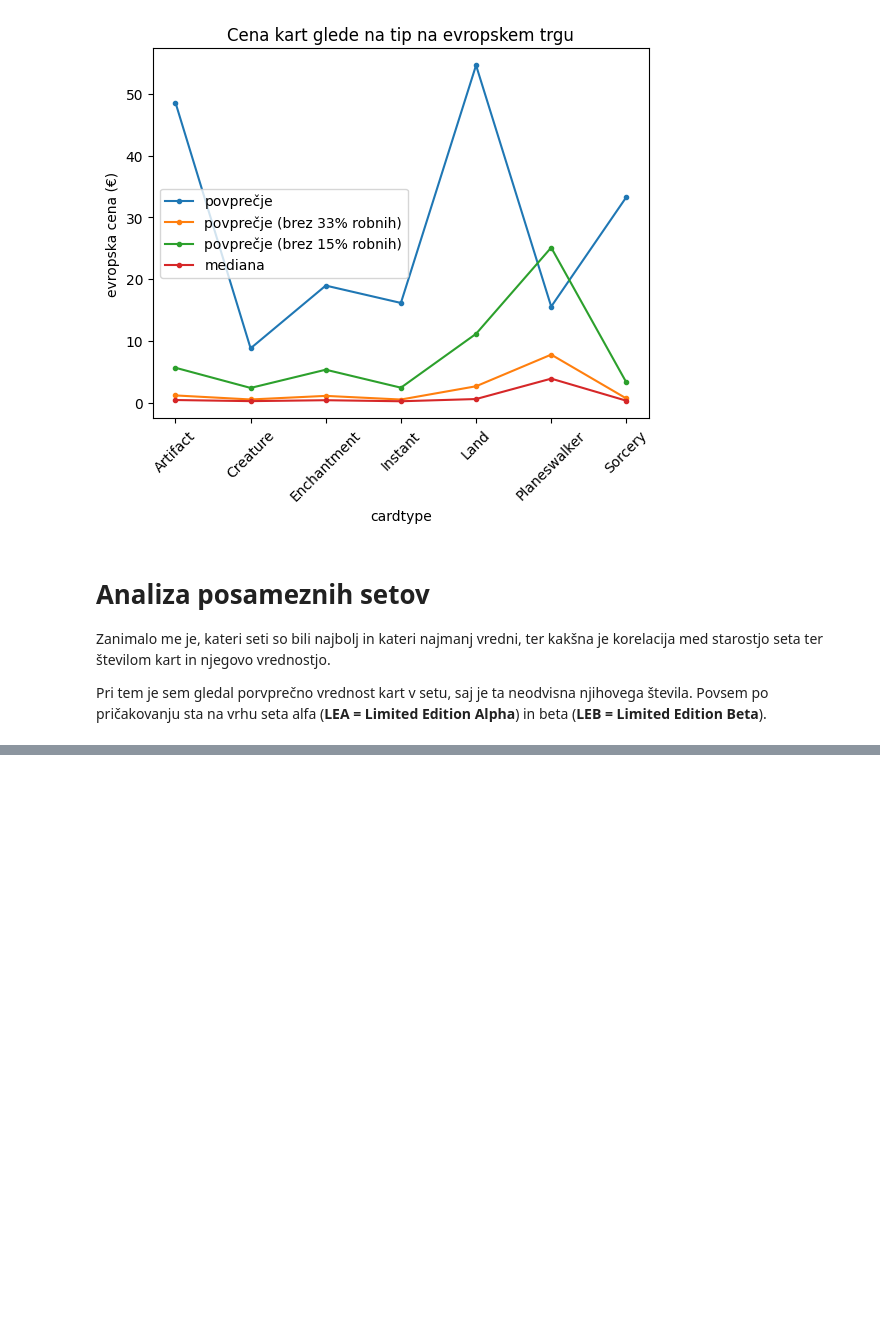
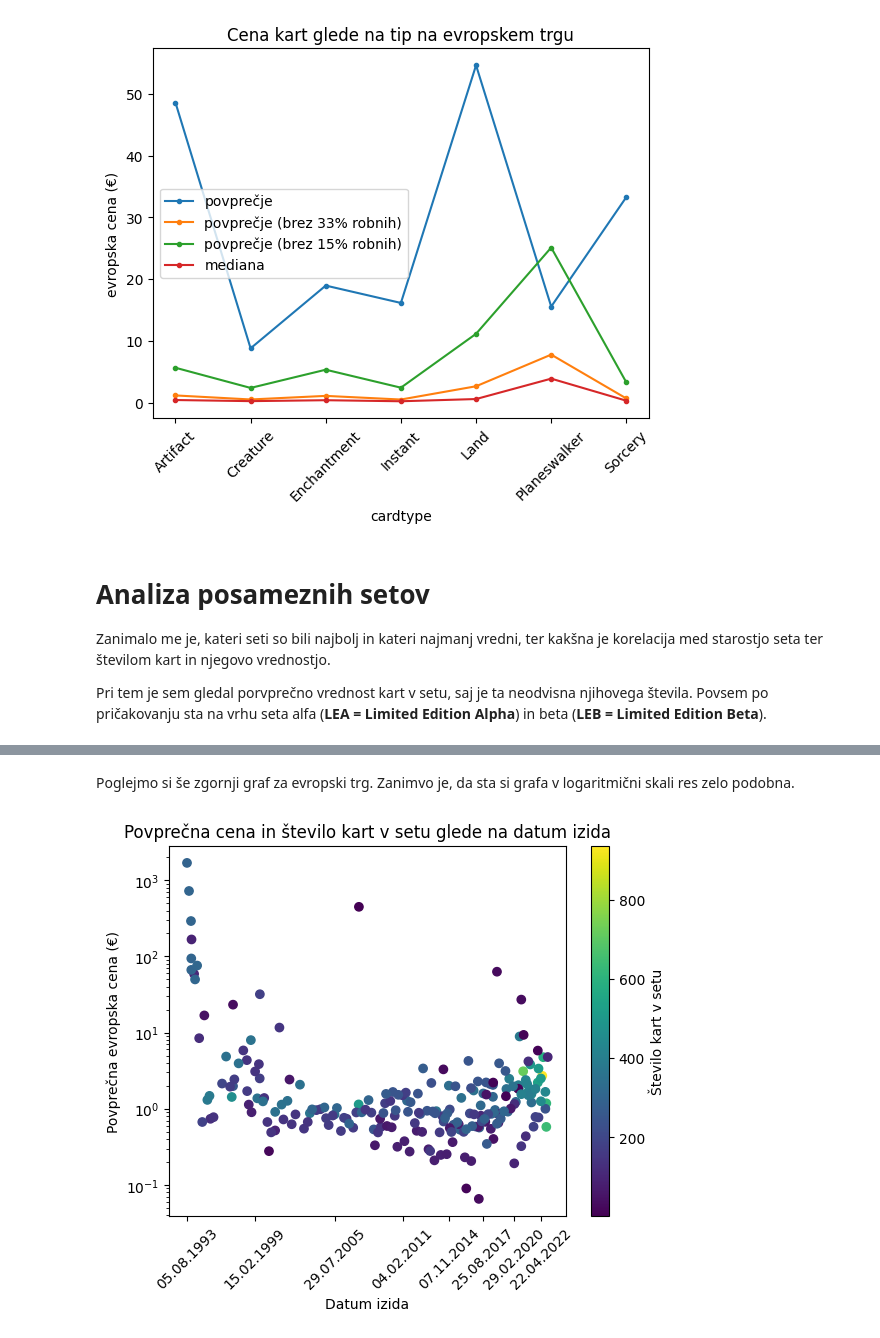
Before and after one commit to MightyOwler/Analiza-podatkov, a Jupyter notebook: AnalizaPodatkov.ipynb, the cells around one changed output, grey strips where cells are left out. Drawn from its saved outputs; the diff is of its cells as text; code cells hidden in the pictures; blank space fills up the shorter version.

```diff
--- a/AnalizaPodatkov.ipynb
+++ b/AnalizaPodatkov.ipynb
@@ -183,0 +195,17 @@ sto[::5]
+# %% [markdown]
+Poglejmo si še zgornji graf za evropski trg. Zanimvo je, da sta si grafa v logaritmični skali res zelo podobna.
+# %%
+plot_data = grupa_setov[['datum_izida', 'povprecje_eu', 'st_kart']].mean()
+plot_data = plot_data[~plot_data['datum_izida'].isna() & (plot_data['st_kart'] < 1000)]
+
+plt.scatter(plot_data['datum_izida'], plot_data['povprecje_eu'], c=plot_data['st_kart'])
+plt.xlabel('Datum izida')
+plt.ylabel('Povprečna evropska cena (€)')
+plt.title('Povprečna evropska cena in število kart v setu glede na datum izida')
+plt.colorbar(orientation="vertical", label="Število kart v setu")
+plt.xticks(rotation=45)
+plt.xticks(plot_data['datum_izida'].sort_values()[::30] , [datetime.fromtimestamp(x / 1000).strftime("%d.%m.%Y") for x in plot_data['datum_izida'].sort_values()][::30])
+plt.yscale('log')
+plt.show()
+# %% [output]
+[figure, added]
```
Also changed, not shown: parts of 6 cells of this notebook.
